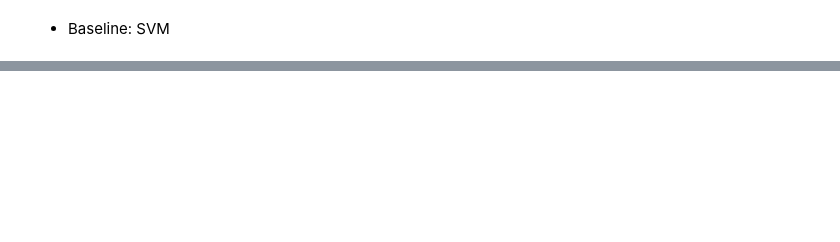
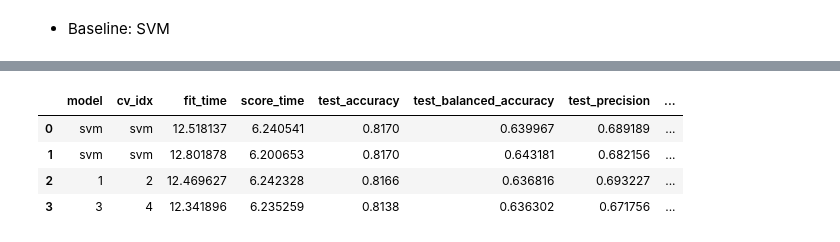
Before and after one commit to ryq99/Use_Case_Backlogs, a Jupyter notebook: credit-card-default-classification.ipynb, the cells around one changed output, grey strips where cells are left out. Saved outputs shown, nothing was run; the diff lists cells and outputs as text; code cells hidden in the pictures; blank space fills up the shorter version.

```diff
--- a/credit-card-default-classification.ipynb
+++ b/credit-card-default-classification.ipynb
@@ -144,5 +157,5 @@ if 'gender_female' not in train.columns:
 # %%
-x_train, x_test, y_train, y_test = train_test_split(train.drop(columns=['gender', 'education', 'marital_status', 'is_default']),
+x_train, x_test, y_train, y_test = train_test_split(X_train_std_scaler,
                                                     train['is_default'],
                                                     test_size=0.2,
                                                     random_state=42)
@@ -301,8 +320,9 @@ cross_validate(lgbm,
 - Baseline: SVM
 # %%
 svm = SVC(random_state=42)
-cross_validate(svm,
-               X=x_train,
-               y=y_train,
-               scoring=metrics_list,
-               cv=4)
+svm_results = cross_validate(svm,
+                             X=x_train,
+                             y=y_train,
+                             scoring=metrics_list,
+                             cv=4)
+svm_results
@@ -308,0 +340,16 @@ cross_validate(svm,
+# %%
+def results_dict2df(results, clf_name):
+    """convert model performance results dictionary into data frame."""
+    results = pd.DataFrame(results)
+    num_cv = results.shape[0]
+
+    return pd.concat([pd.DataFrame(np.array([[clf_name] * num_cv, np.arange(1, num_cv + 1)]).T, columns=['model', 'cv_idx']),
+                                   results], axis=1)
+# %%
+results_dict2df(svm_results, clf_name='svm')
+# %% [output]
+|  | model | cv_idx | fit_time | score_time | test_accuracy | test_balanced_accuracy | test_precision | ... |
+| 0 | svm | svm | 12.518137 | 6.240541 | 0.8170 | 0.639967 | 0.689189 | ... |
+| 1 | svm | svm | 12.801878 | 6.200653 | 0.8170 | 0.643181 | 0.682156 | ... |
+| 2 | 1 | 2 | 12.469627 | 6.242328 | 0.8166 | 0.636816 | 0.693227 | ... |
+| 3 | 3 | 4 | 12.341896 | 6.235259 | 0.8138 | 0.636302 | 0.671756 | ... |
```
Also changed, not shown: parts of 10 cells of this notebook.
